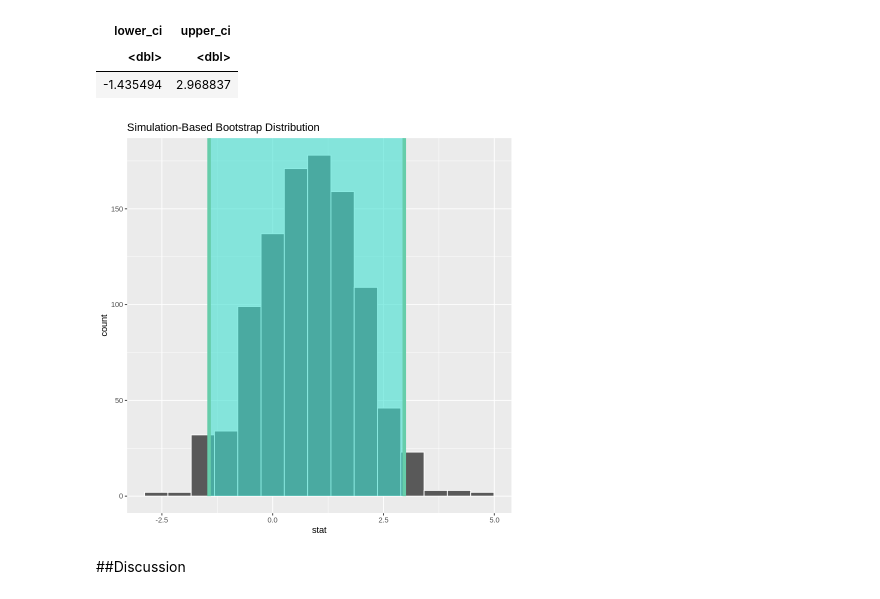
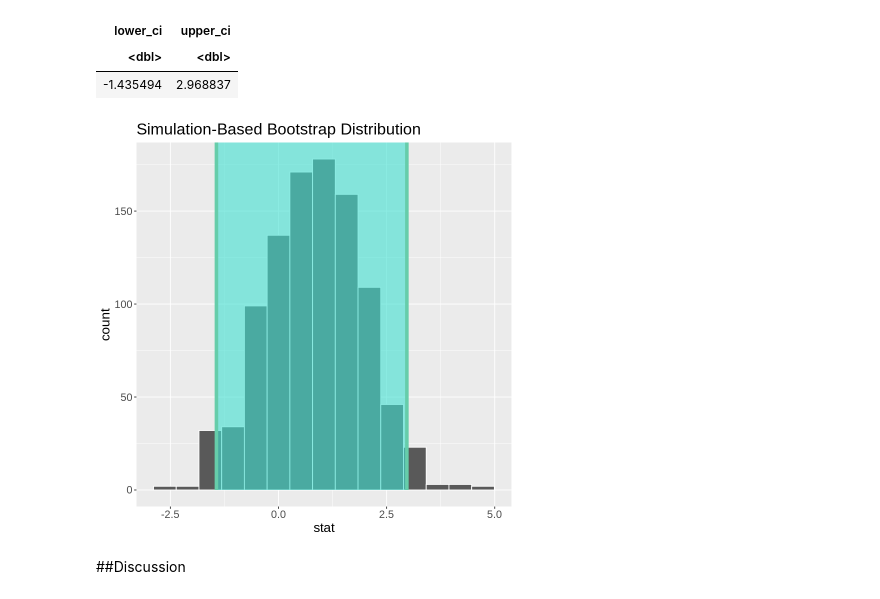
Before and after one commit to aaaaanniez/AlcoholAffect, a Jupyter notebook: Final_Report.ipynb, the cells around one changed output. Cells and saved outputs as stored; diff of their text form; code cells hidden in the pictures.

```diff
--- a/Final_Report.ipynb
+++ b/Final_Report.ipynb
@@ -348,14 +349,15 @@ A tibble: 1 × 2
 # %%
 # Visualizing the bootstrap distribution
 set.seed(5555)
 bootstrap_sample_dist_graph <- merged_data %>%
     specify(explanatory = drinker_type, response = absences) %>%
     generate(reps=1000, type = 'bootstrap')  %>%
     calculate(stat = 'diff in means', order = c("workday", "weekend"))%>%
-    visualize() + shade_ci(endpoints = perct_bootstrap_ci)
+    visualize() + shade_ci(endpoints = perct_bootstrap_ci) +
+    theme(text = element_text(size = 16))
 bootstrap_sample_dist_graph
 # %% [output]
-[figure, old version]
+[figure, new version]
 # %% [markdown]
 ##Discussion
 # %% [markdown]
```
Also changed, not shown: parts of 4 cells of this notebook.
